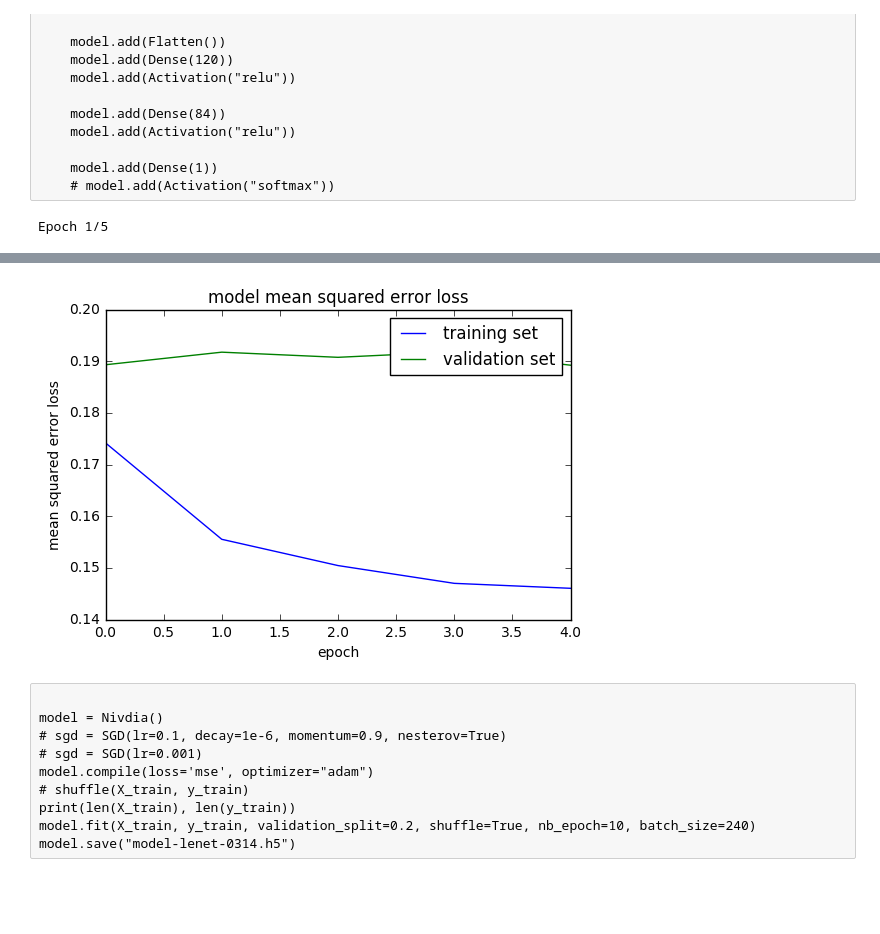
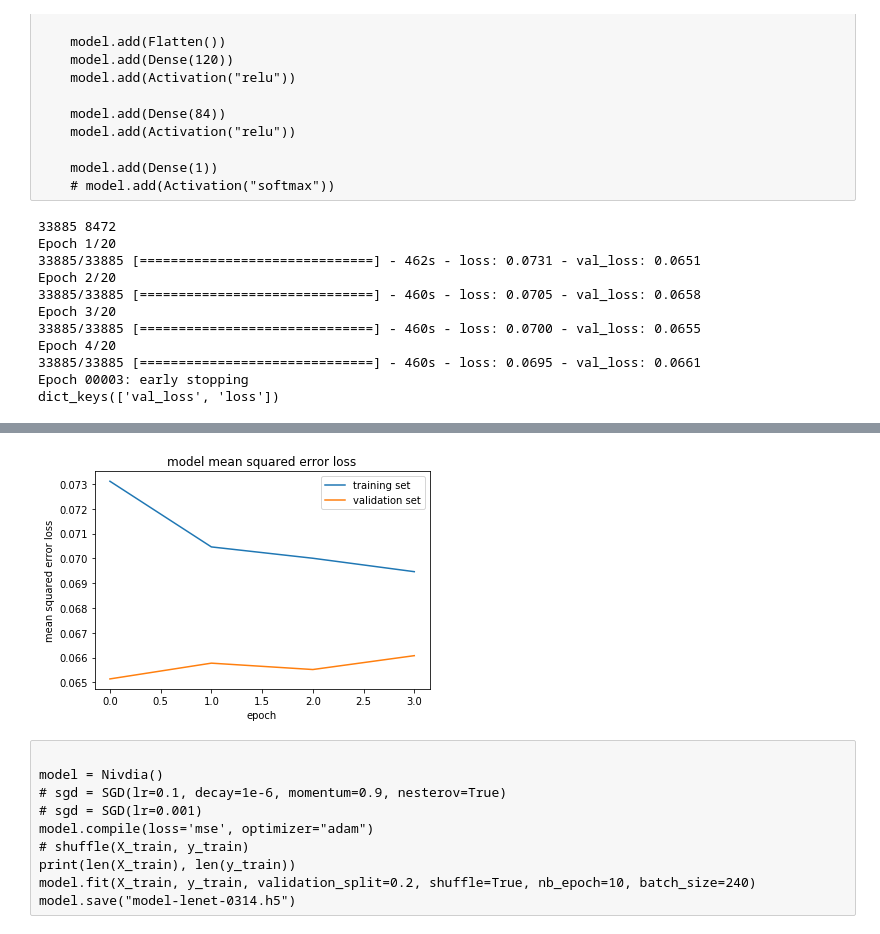
Before and after one commit to dlzhangxg/CarND-Behavioral-Cloning-P3, a Jupyter notebook: behavrior_cloning_training.ipynb, the cells around one changed output, grey strips where cells are left out. Drawn from its saved outputs; the diff is of its cells as text; code cells hidden in the pictures; blank space fills up the shorter version.

Commit message:
update model

```diff
--- a/behavrior_cloning_training.ipynb
+++ b/behavrior_cloning_training.ipynb
@@ -120,26 +102,26 @@ def Lenet():
 # the Nivida Paper
 # (http://images.nvidia.com/content/tegra/automotive/images/2016/solutions/pdf/end-to-end-dl-using-px.pdf)
 #
-def Nivdia():
+def Nivdia(dropout_ratio=0.5):
     model = Sequential()
     model.add(Lambda(lambda x : x/255.0 - 0.5, input_shape=(160, 320, 3)))
     model.add(Cropping2D(cropping=((70, 25), (0, 0))))
 
     model.add(Convolution2D(3, 5, 5, border_mode="valid", activation="relu"))
     model.add(MaxPooling2D())
-    model.add(Dropout(0.5))
+    model.add(Dropout(dropout_ratio))
 
     model.add(Convolution2D(24, 5, 5, border_mode="valid", activation="relu"))
     model.add(MaxPooling2D())
-    model.add(Dropout(0.5))
+    model.add(Dropout(dropout_ratio))
 
     model.add(Convolution2D(36, 3, 3, border_mode="valid", activation="relu"))
     model.add(MaxPooling2D())
-    model.add(Dropout(0.5))
+    model.add(Dropout(dropout_ratio))
 
     model.add(Convolution2D(16, 3, 3, border_mode="valid", activation="relu"))
     model.add(MaxPooling2D())
-    model.add(Dropout(0.5))
+    model.add(Dropout(dropout_ratio))
 
     model.add(Flatten())
     model.add(Dense(120))
@@ -151,23 +133,32 @@ def Nivdia():
     model.add(Dense(1))
     return model
 # %%
-model = Nivdia()
+model = Nivdia(dropout_ratio=0.25)
 
 train_samples, validation_samples = load_and_split_data('./data/',
-                                                        file_names=["0314", "0319-2"],
-                                                        load_three=False,
+#                                                         file_names=["0314", "0319-2", "0311"],
+                                                        file_names=["0314", "0319-2", "0311", "0319"],
+                                                        load_three=True,
                                                         steer_left=0.04,
                                                         steer_right=0.04
                                                        )
+
+print(len(train_samples), len(validation_samples))
 
 train_generator = generator(train_samples, batch_size=32)
 validation_generator = generator(validation_samples, batch_size=32)
 
 model.compile(loss='mse', optimizer="adam")
 
+
+'''
+saves the model weights after each epoch if the validation loss decreased
+'''
+checkpointer = ModelCheckpoint(filepath="./weights.{epoch:02d}-{val_loss:.2f}.h5", verbose=1, save_best_only=True)
+earlyStopping = EarlyStopping(monitor='val_loss', min_delta=0, patience=2, verbose=1, mode='auto')
 history_object = model.fit_generator(train_generator, samples_per_epoch= \
                 len(train_samples), validation_data=validation_generator,
-                nb_val_samples=len(validation_samples), nb_epoch=5)
+                nb_val_samples=len(validation_samples), nb_epoch=20, callbacks=[checkpointer, earlyStopping])
 
 model.save("model-lenet-0322.h5")
 
@@ -183,4 +174,14 @@ plt.xlabel('epoch')
 plt.legend(['training set', 'validation set'], loc='upper right')
 plt.show()
 # %% [output]
-Epoch 1/5
+33885 8472
+Epoch 1/20
+33885/33885 [==============================] - 462s - loss: 0.0731 - val_loss: 0.0651
+Epoch 2/20
+33885/33885 [==============================] - 460s - loss: 0.0705 - val_loss: 0.0658
+Epoch 3/20
+33885/33885 [==============================] - 460s - loss: 0.0700 - val_loss: 0.0655
+Epoch 4/20
+33885/33885 [==============================] - 460s - loss: 0.0695 - val_loss: 0.0661
+Epoch 00003: early stopping
+dict_keys(['val_loss', 'loss'])
@@ -197,4 +188,4 @@ dict_keys(['val_loss', 'loss'])
-[figure, old version]
+[figure, new version]
 # %% [raw]
 
 model = Nivdia()
```
Also changed, not shown: parts of 12 cells of this notebook, 10 other files.
